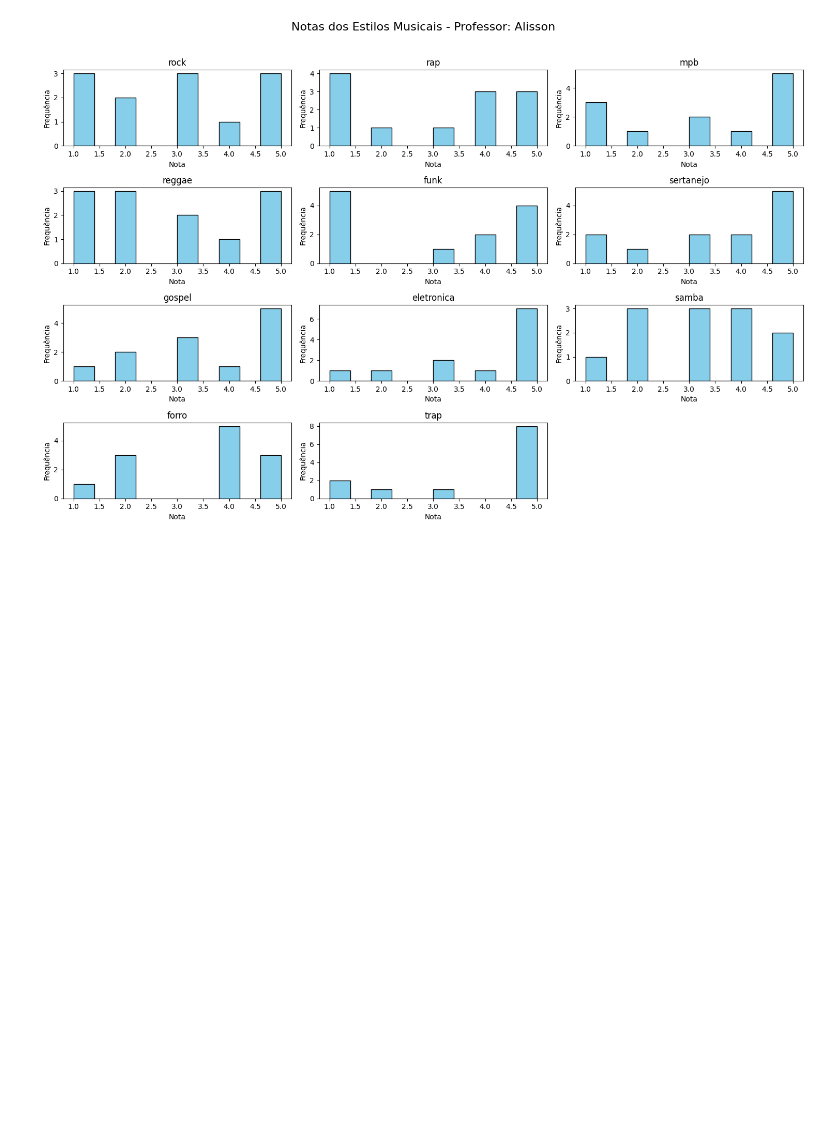
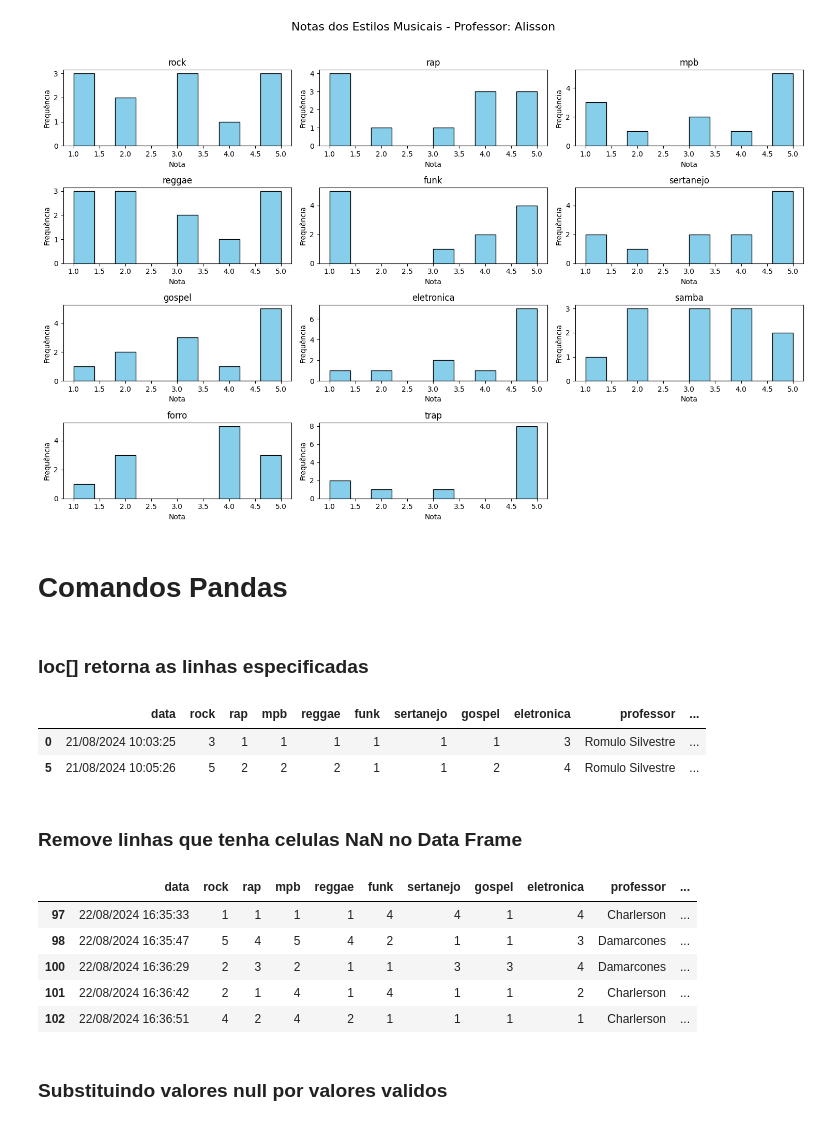
Before and after one commit to ThiagoDFMaia/projeto_final_tarde, a Jupyter notebook: semana_eda/pesquisamusicaia.ipynb, the cells around one changed output. Saved outputs shown, nothing was run; the diff lists cells and outputs as text; code cells hidden in the pictures; blank space fills up the shorter version.

```diff
--- a/semana_eda/pesquisamusicaia.ipynb
+++ b/semana_eda/pesquisamusicaia.ipynb
@@ -272,3 +272,27 @@ for professor in professores:
 [figure]
 [figure]
 [figure]
+# %% [markdown]
+# Comandos Pandas
+# %% [markdown]
+### loc[] retorna as linhas especificadas
+# %%
+df_geral.loc[[0,5]]
+# %% [output]
+|  | data | rock | rap | mpb | reggae | funk | sertanejo | gospel | eletronica | professor | ... |
+| 0 | 21/08/2024 10:03:25 | 3 | 1 | 1 | 1 | 1 | 1 | 1 | 3 | Romulo Silvestre | ... |
+| 5 | 21/08/2024 10:05:26 | 5 | 2 | 2 | 2 | 1 | 1 | 2 | 4 | Romulo Silvestre | ... |
+# %% [markdown]
+### Remove linhas que tenha celulas NaN no Data Frame
+# %%
+teste=df_geral.dropna()
+teste.head()
+# %% [output]
+|  | data | rock | rap | mpb | reggae | funk | sertanejo | gospel | eletronica | professor | ... |
+| 97 | 22/08/2024 16:35:33 | 1 | 1 | 1 | 1 | 4 | 4 | 1 | 4 | Charlerson | ... |
+| 98 | 22/08/2024 16:35:47 | 5 | 4 | 5 | 4 | 2 | 1 | 1 | 3 | Damarcones | ... |
+| 100 | 22/08/2024 16:36:29 | 2 | 3 | 2 | 1 | 1 | 3 | 3 | 4 | Damarcones | ... |
+| 101 | 22/08/2024 16:36:42 | 2 | 1 | 4 | 1 | 4 | 1 | 1 | 2 | Charlerson | ... |
+| 102 | 22/08/2024 16:36:51 | 4 | 2 | 4 | 2 | 1 | 1 | 1 | 1 | Charlerson | ... |
+# %% [markdown]
+### Substituindo valores null por valores validos
```
Also changed, not shown: parts of 5 cells of this notebook, 2 other files.
